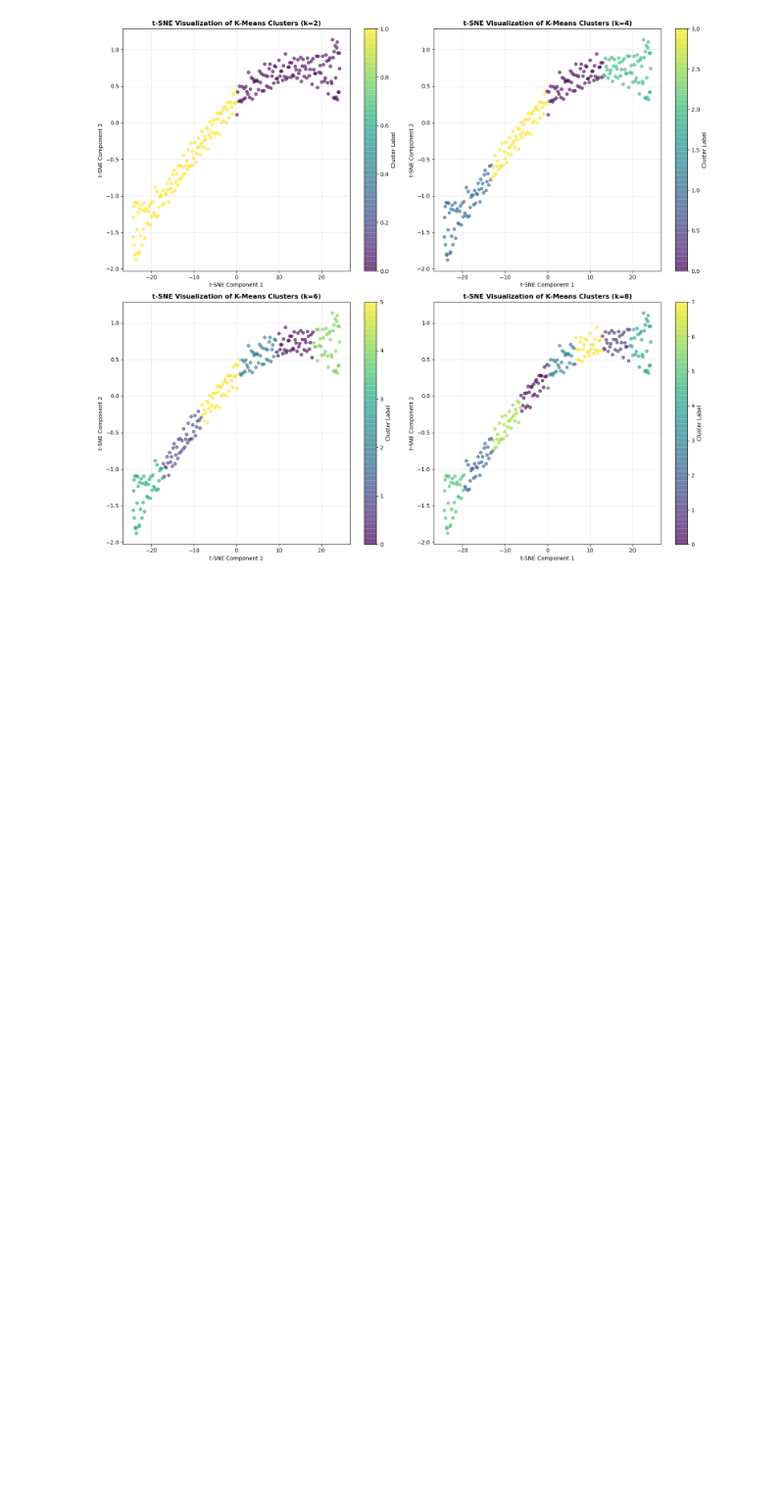
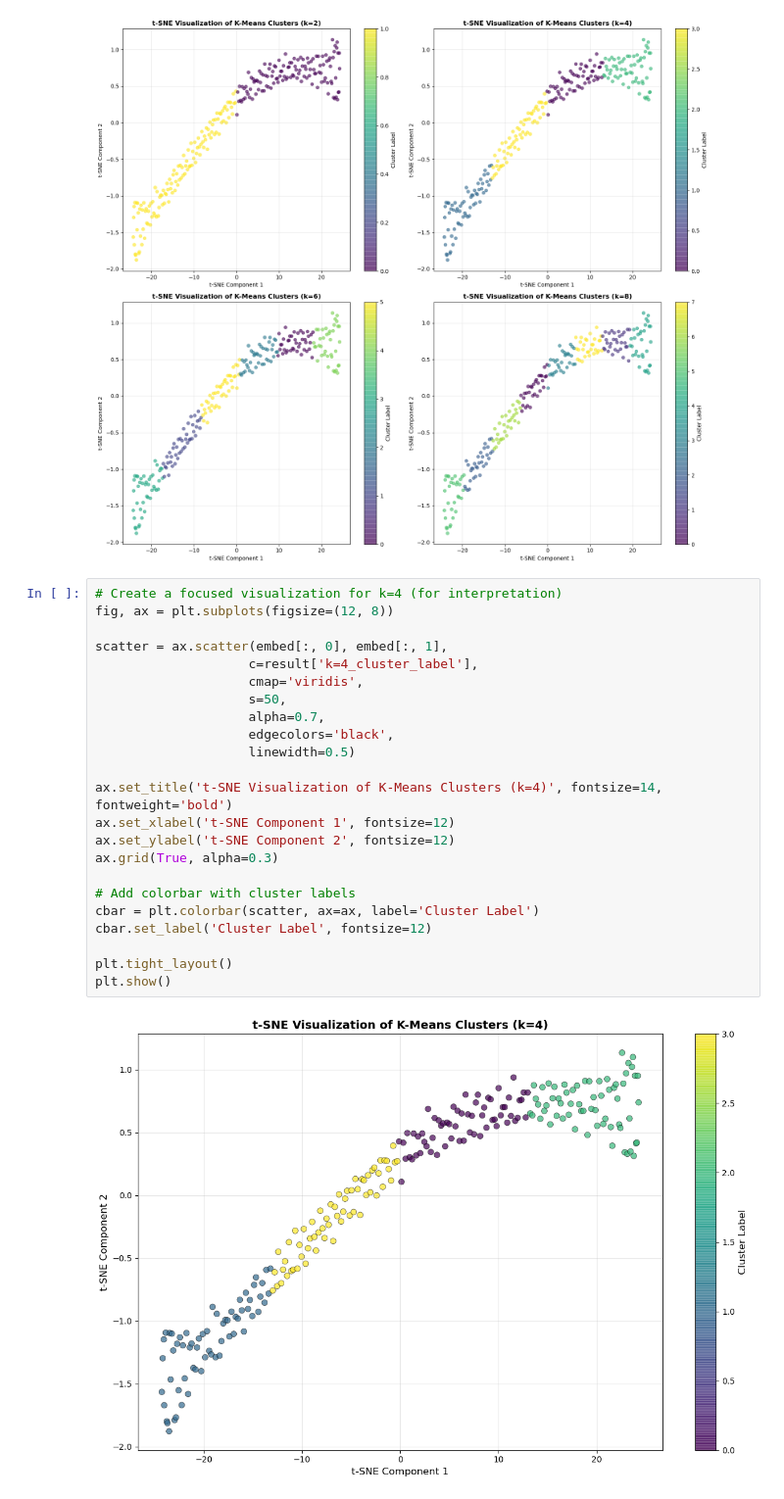
Before and after one commit to satkar605/clustering-lab, a Jupyter notebook: notebooks/customer_clustering.ipynb, the cells around one changed output. Shown at 98% size. Cells and saved outputs as stored; diff of their text form; blank space fills up the shorter version.

```diff
--- a/notebooks/customer_clustering.ipynb
+++ b/notebooks/customer_clustering.ipynb
@@ -470,5 +470,30 @@ plt.tight_layout()
 plt.show()
 # %% [output]
 [figure]
+# %%
+# Create a focused visualization for k=4 (for interpretation)
+fig, ax = plt.subplots(figsize=(12, 8))
+
+scatter = ax.scatter(embed[:, 0], embed[:, 1],
+                    c=result['k=4_cluster_label'],
+                    cmap='viridis',
+                    s=50,
+                    alpha=0.7,
+                    edgecolors='black',
+                    linewidth=0.5)
+
+ax.set_title('t-SNE Visualization of K-Means Clusters (k=4)', fontsize=14, fontweight='bold')
+ax.set_xlabel('t-SNE Component 1', fontsize=12)
+ax.set_ylabel('t-SNE Component 2', fontsize=12)
+ax.grid(True, alpha=0.3)
+
+# Add colorbar with cluster labels
+cbar = plt.colorbar(scatter, ax=ax, label='Cluster Label')
+cbar.set_label('Cluster Label', fontsize=12)
+
+plt.tight_layout()
+plt.show()
+# %% [output]
+[figure, added]
 # %% [markdown]
 ## Phase 4: Interpretation
```
Also changed, not shown: parts of 3 cells of this notebook.
